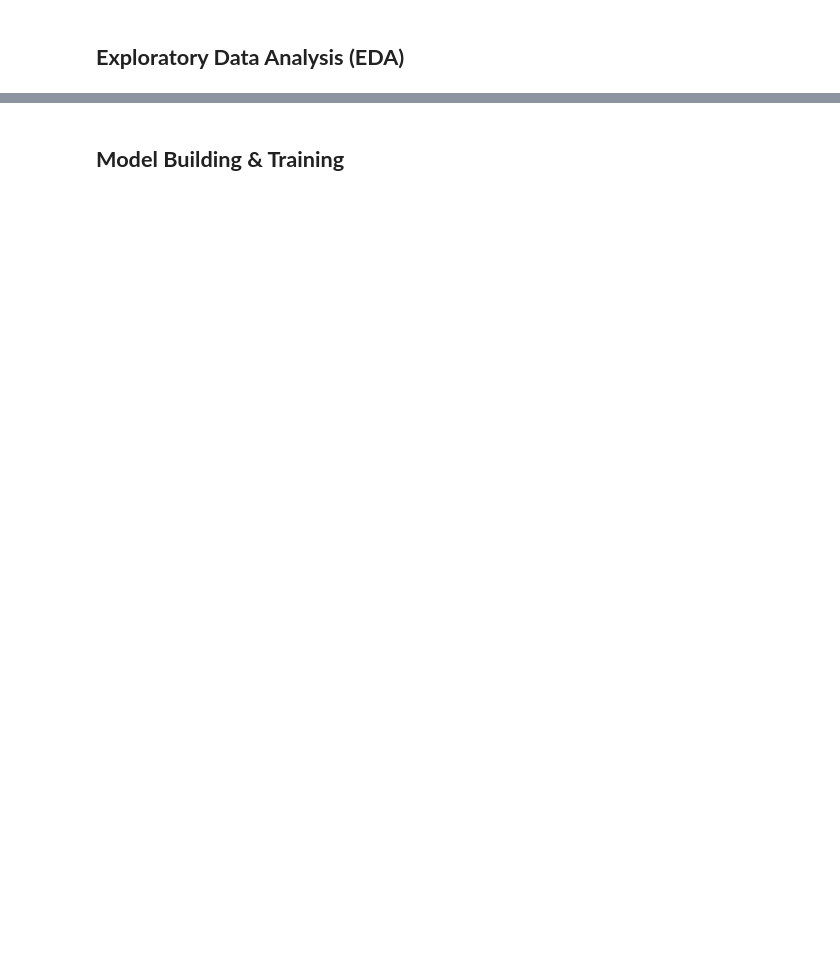
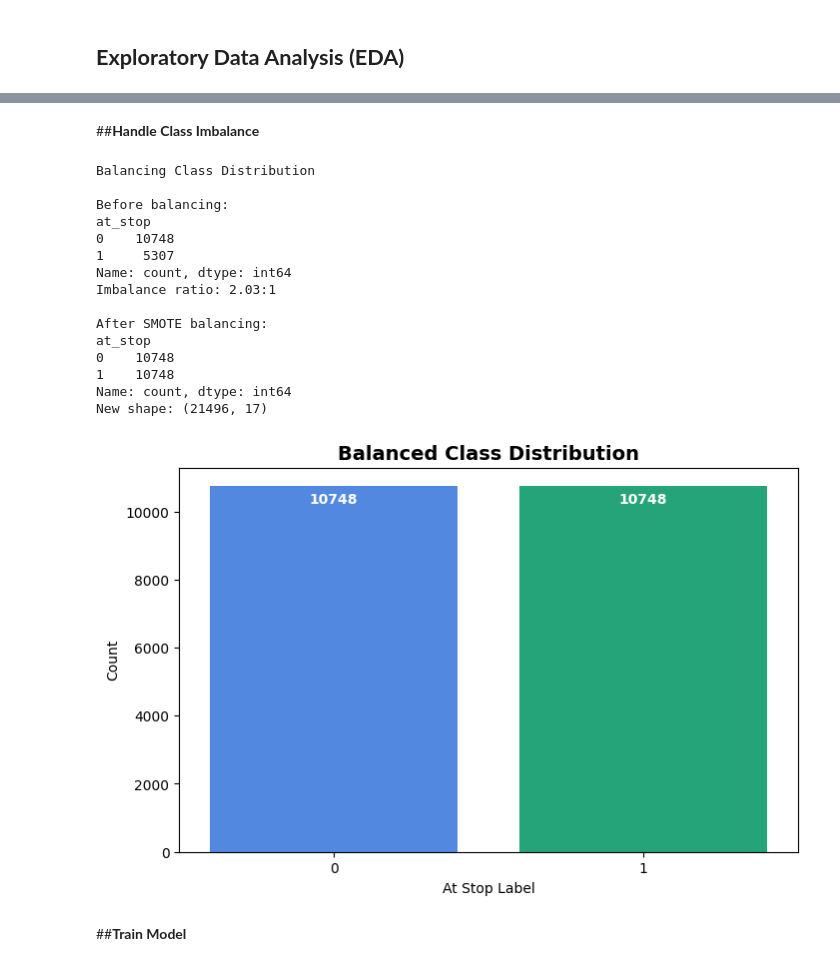
Before and after one commit to gowrisankar393/vaylen-transitlk, a Jupyter notebook: TransitLK_ETA_COO_XGB.ipynb, the cells around one changed output, grey strips where cells are left out. Cells and saved outputs as stored; diff of their text form; code cells hidden in the pictures; blank space fills up the shorter version.

```diff
--- a/TransitLK_ETA_COO_XGB.ipynb
+++ b/TransitLK_ETA_COO_XGB.ipynb
@@ -128,2 +417,52 @@ plt.show()
+# %% [markdown]
+##**Handle Class Imbalance**
+# %%
+print("Balancing Class Distribution")
+
+print(f"\nBefore balancing:")
+print(y.value_counts())
+print(f"Imbalance ratio: {y.value_counts()[0] / y.value_counts().get(1, 1):.2f}:1")
+
+#check if we have enough samples for SMOTE
+if y.sum() >= 5:  # Need at least 5 positive samples
+    #use SMOTE to balance the dataset
+    smote = SMOTE(random_state=42, k_neighbors=min(3, y.sum()-1))
+    X_balanced, y_balanced = smote.fit_resample(X_final, y)
+
+    print(f"\nAfter SMOTE balancing:")
+    print(pd.Series(y_balanced).value_counts())
+    print(f"New shape: {X_balanced.shape}")
+
+    #visualize balanced distribution
+    plt.figure(figsize=(8,5))
+    balanced_counts = pd.Series(y_balanced).value_counts()
+    sns.barplot(x=balanced_counts.index, y=balanced_counts.values, palette=['#3b82f6','#10b981'])
+    plt.title('Balanced Class Distribution', fontsize=14, fontweight='bold')
+    plt.xlabel('At Stop Label')
+    plt.ylabel('Count')
+    for i, v in enumerate(balanced_counts.values):
+        plt.text(i, v - 500, str(v), ha='center', fontweight='bold', color='white')
+    plt.show()
+else:
+    print(f"\nWarning: Not enough positive samples ({y.sum()}) for SMOTE. Using original data.")
+    X_balanced = X_final
+    y_balanced = y
+# %% [output]
+Balancing Class Distribution
+
+Before balancing:
+at_stop
+0    10748
+1     5307
+Name: count, dtype: int64
+Imbalance ratio: 2.03:1
+
+After SMOTE balancing:
+at_stop
+0    10748
+1    10748
+Name: count, dtype: int64
+New shape: (21496, 17)
+[figure, added]
 # %% [markdown]
-## **Model Building & Training**
+##**Train Model**
```
Also changed, not shown: parts of 27 cells of this notebook.
